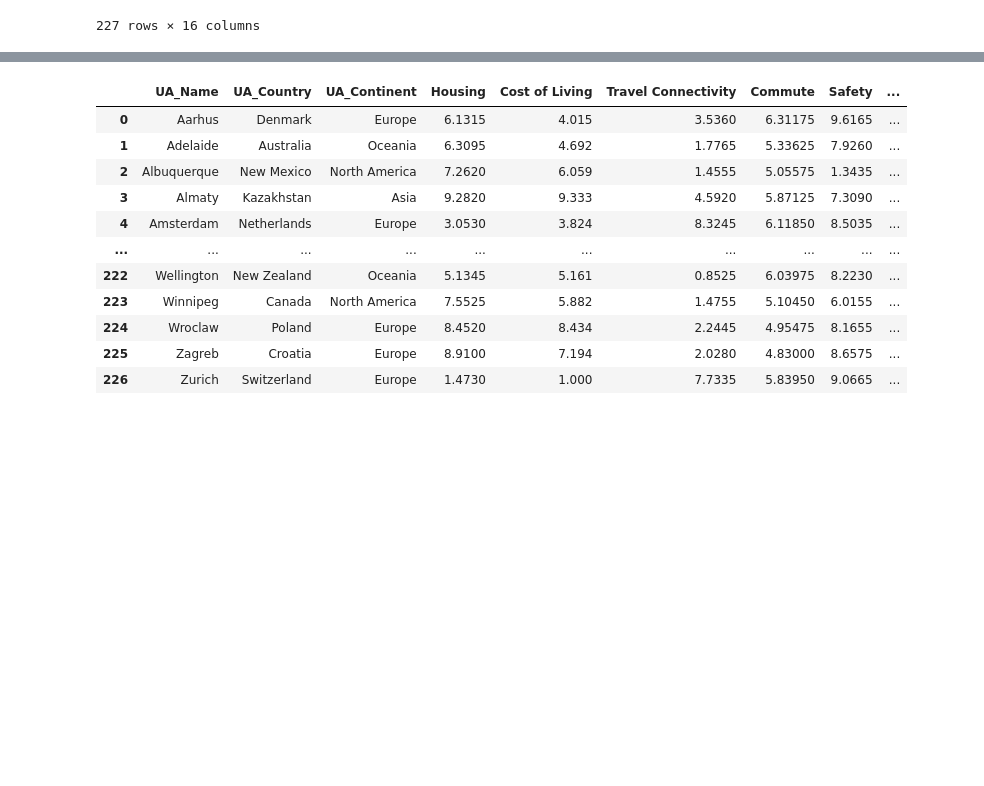
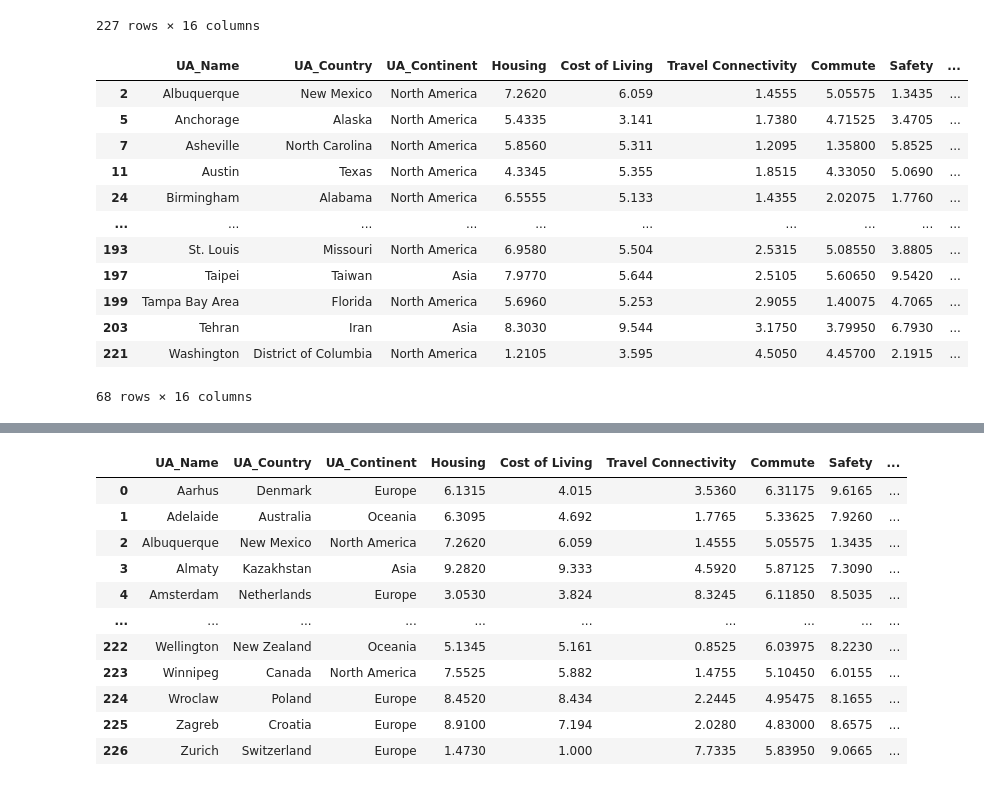
Before and after one commit to panierka/city_quality_of_life_classifier, a Jupyter notebook: gpd_ratings.ipynb, the cells around one changed output, grey strips where cells are left out. Saved outputs shown, nothing was run; the diff lists cells and outputs as text; code cells hidden in the pictures; blank space fills up the shorter version.

```diff
--- a/gpd_ratings.ipynb
+++ b/gpd_ratings.ipynb
@@ -91,3 +91,19 @@ ratings_with_gdp
 | 225 | Zagreb | Croatia | Europe | 8.9100 | 7.194 | 2.0280 | 4.83000 | 8.6575 | ... |
 | 226 | Zurich | Switzerland | Europe | 1.4730 | 1.000 | 7.7335 | 5.83950 | 9.0665 | ... |
 227 rows × 16 columns
+# %%
+ratings_with_gdp[ratings_with_gdp['GDP'].isna()]
+# %% [output]
+|  | UA_Name | UA_Country | UA_Continent | Housing | Cost of Living | Travel Connectivity | Commute | Safety | ... |
+| 2 | Albuquerque | New Mexico | North America | 7.2620 | 6.059 | 1.4555 | 5.05575 | 1.3435 | ... |
+| 5 | Anchorage | Alaska | North America | 5.4335 | 3.141 | 1.7380 | 4.71525 | 3.4705 | ... |
+| 7 | Asheville | North Carolina | North America | 5.8560 | 5.311 | 1.2095 | 1.35800 | 5.8525 | ... |
+| 11 | Austin | Texas | North America | 4.3345 | 5.355 | 1.8515 | 4.33050 | 5.0690 | ... |
+| 24 | Birmingham | Alabama | North America | 6.5555 | 5.133 | 1.4355 | 2.02075 | 1.7760 | ... |
+| ... | ... | ... | ... | ... | ... | ... | ... | ... | ... |
+| 193 | St. Louis | Missouri | North America | 6.9580 | 5.504 | 2.5315 | 5.08550 | 3.8805 | ... |
+| 197 | Taipei | Taiwan | Asia | 7.9770 | 5.644 | 2.5105 | 5.60650 | 9.5420 | ... |
+| 199 | Tampa Bay Area | Florida | North America | 5.6960 | 5.253 | 2.9055 | 1.40075 | 4.7065 | ... |
+| 203 | Tehran | Iran | Asia | 8.3030 | 9.544 | 3.1750 | 3.79950 | 6.7930 | ... |
+| 221 | Washington | District of Columbia | North America | 1.2105 | 3.595 | 4.5050 | 4.45700 | 2.1915 | ... |
+68 rows × 16 columns
```
Also changed, not shown: parts of 6 cells of this notebook, 5 other files.
